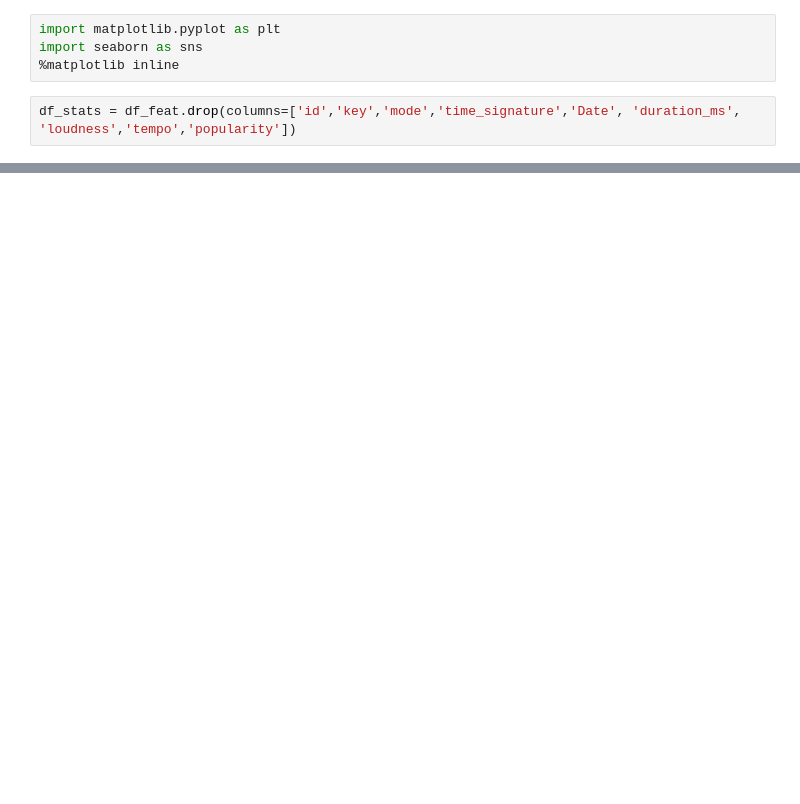
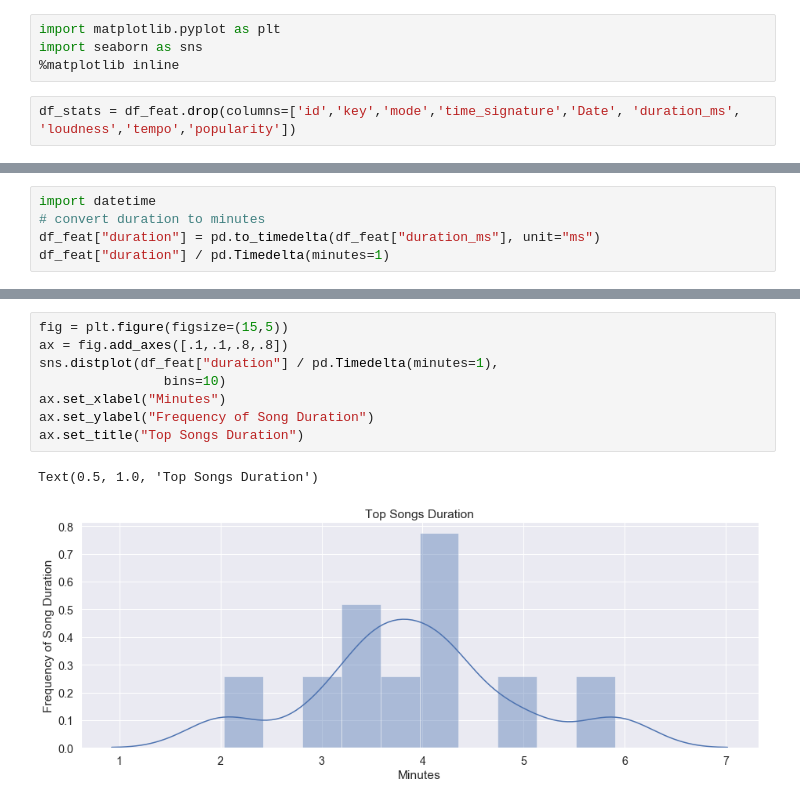
Before and after one commit to mtoriello0725/The-Artilizer, a Jupyter notebook: Notebooks/Artilyzer_Exploration.ipynb, the cells around one changed output, grey strips where cells are left out. Drawn from its saved outputs; the diff is of its cells as text; blank space fills up the shorter version.

```diff
--- a/Notebooks/Artilyzer_Exploration.ipynb
+++ b/Notebooks/Artilyzer_Exploration.ipynb
@@ -282,0 +368,5 @@ plt.show()
+# %%
+import datetime
+# convert duration to minutes
+df_feat["duration"] = pd.to_timedelta(df_feat["duration_ms"], unit="ms")
+df_feat["duration"] / pd.Timedelta(minutes=1)
@@ -282,0 +386,11 @@ plt.show()
+# %%
+fig = plt.figure(figsize=(15,5))
+ax = fig.add_axes([.1,.1,.8,.8])
+sns.distplot(df_feat["duration"] / pd.Timedelta(minutes=1),
+                bins=10)
+ax.set_xlabel("Minutes")
+ax.set_ylabel("Frequency of Song Duration")
+ax.set_title("Top Songs Duration")
+# %% [output]
+Text(0.5, 1.0, 'Top Songs Duration')
+[figure, added]
```
Also changed, not shown: parts of 28 cells of this notebook.
